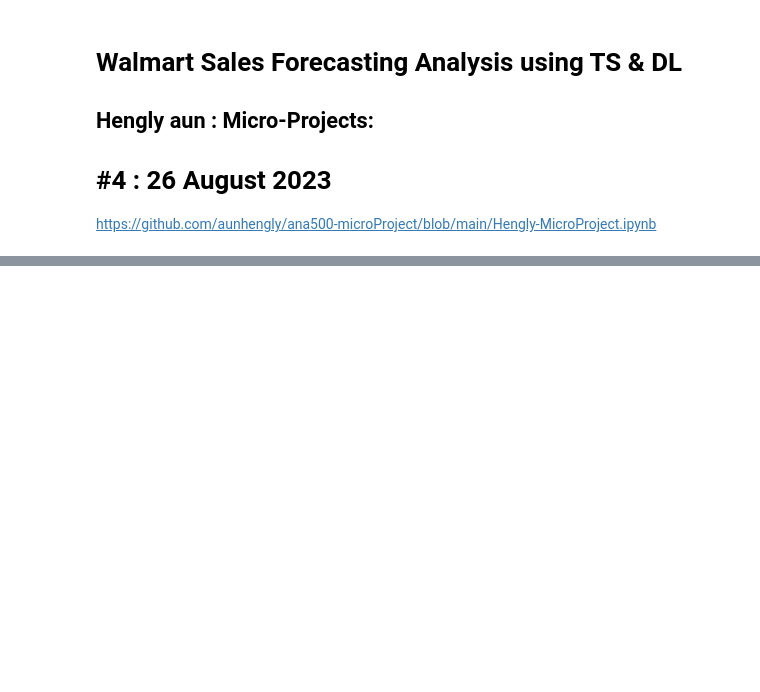
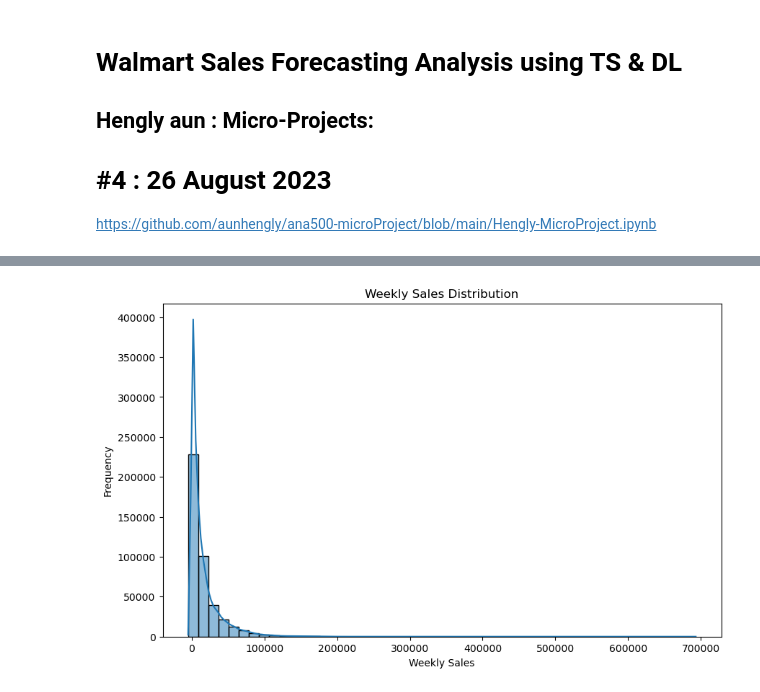
Before and after one commit to aunhengly/ana500-microProject, a Jupyter notebook: Hengly-project-#4-Walmart.ipynb, the cells around one changed output, grey strips where cells are left out. Drawn from its saved outputs; the diff is of its cells as text; code cells hidden in the pictures; blank space fills up the shorter version.

```diff
--- a/Hengly-project-#4-Walmart.ipynb
+++ b/Hengly-project-#4-Walmart.ipynb
@@ -30,0 +148,10 @@ Datase shape: (421570, 5)
+# %%
+# Visualize sales distribution
+plt.figure(figsize=(10, 6))
+sns.histplot(data['Weekly_Sales'], bins=50, kde=True)
+plt.title('Weekly Sales Distribution')
+plt.xlabel('Weekly Sales')
+plt.ylabel('Frequency')
+plt.show()
+# %% [output]
+[figure, added]
```
Also changed, not shown: parts of 13 cells of this notebook.
